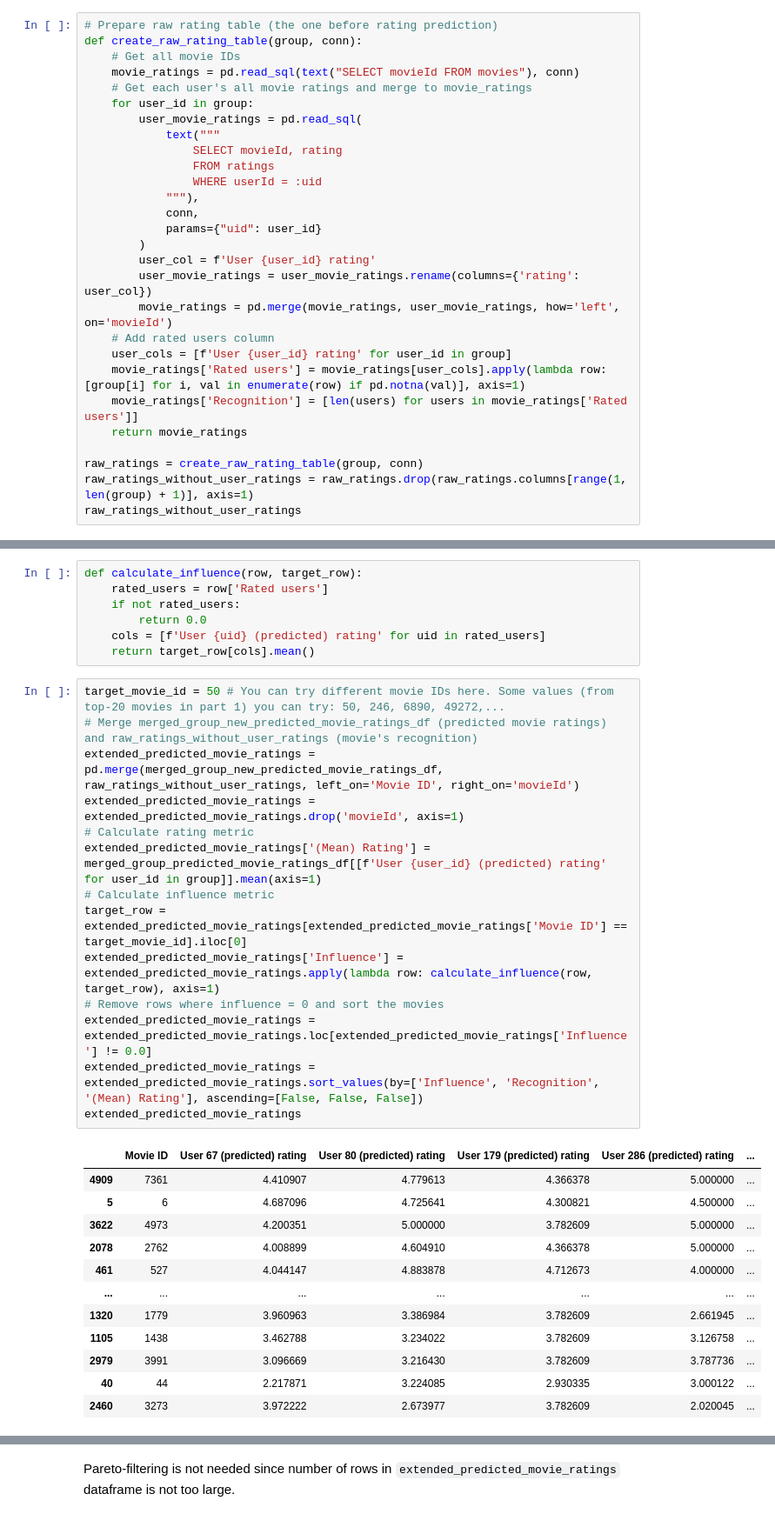
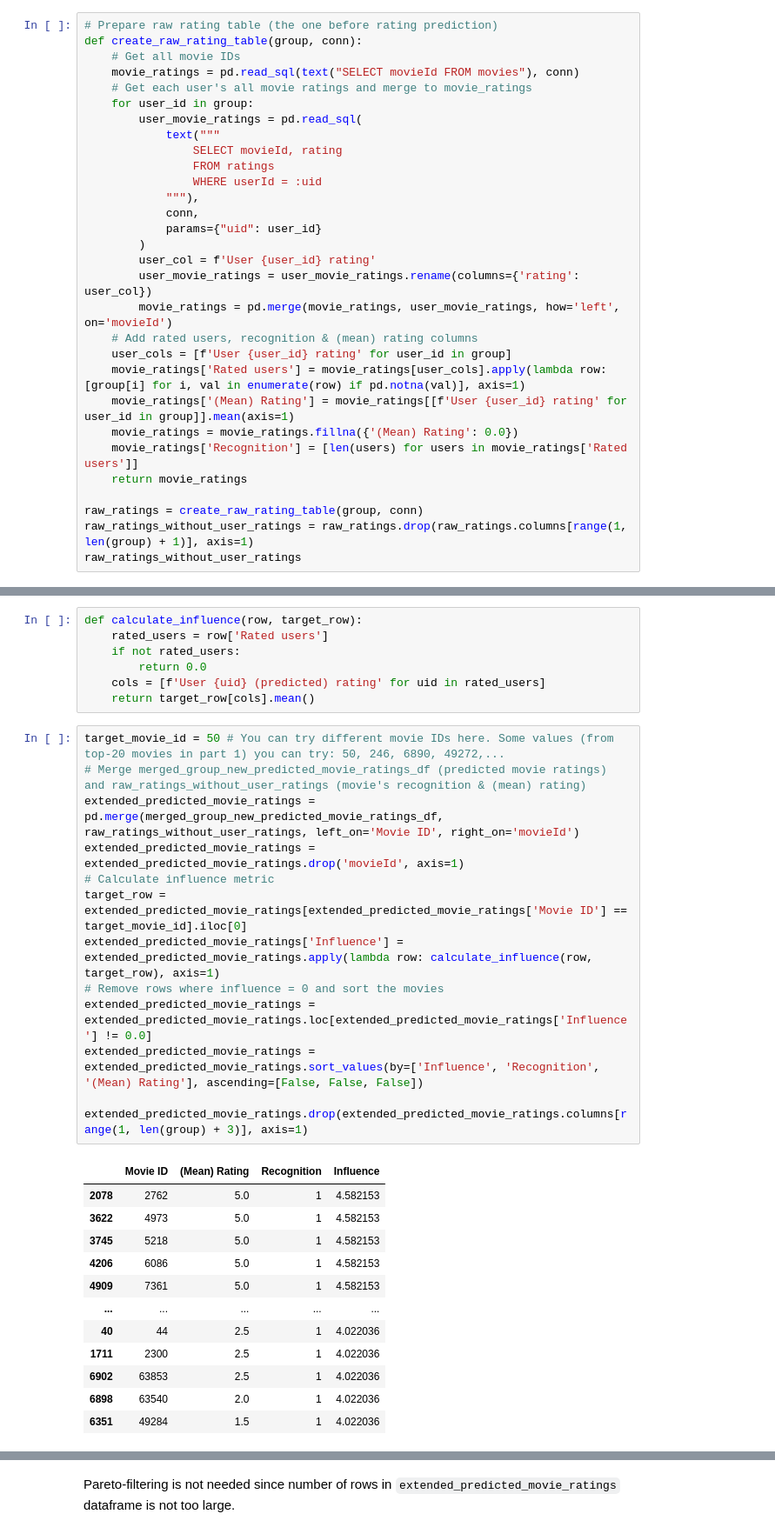
Before and after one commit to MinhNhatTRUONG-2001/movie-lens, a Jupyter notebook: movie-lens.ipynb, the cells around one changed output, grey strips where cells are left out. Shown at 87% size. Cells and saved outputs as stored; diff of their text form.

Commit message:
Fix (mean) rating calculation in 'Part 4: Counterfactual explanations'

```diff
--- a/movie-lens.ipynb
+++ b/movie-lens.ipynb
@@ -1130,9 +1130,11 @@ def create_raw_rating_table(group, conn):
         user_col = f'User {user_id} rating'
         user_movie_ratings = user_movie_ratings.rename(columns={'rating': user_col})
         movie_ratings = pd.merge(movie_ratings, user_movie_ratings, how='left', on='movieId')
-    # Add rated users column
+    # Add rated users, recognition & (mean) rating columns
     user_cols = [f'User {user_id} rating' for user_id in group]
     movie_ratings['Rated users'] = movie_ratings[user_cols].apply(lambda row: [group[i] for i, val in enumerate(row) if pd.notna(val)], axis=1)
+    movie_ratings['(Mean) Rating'] = movie_ratings[[f'User {user_id} rating' for user_id in group]].mean(axis=1)
+    movie_ratings = movie_ratings.fillna({'(Mean) Rating': 0.0})
     movie_ratings['Recognition'] = [len(users) for users in movie_ratings['Rated users']]
     return movie_ratings
 
@@ -1164,28 +1166,27 @@ def calculate_influence(row, target_row):
     return target_row[cols].mean()
 # %%
 target_movie_id = 50 # You can try different movie IDs here. Some values (from top-20 movies in part 1) you can try: 50, 246, 6890, 49272,...
-# Merge merged_group_new_predicted_movie_ratings_df (predicted movie ratings) and raw_ratings_without_user_ratings (movie's recognition)
+# Merge merged_group_new_predicted_movie_ratings_df (predicted movie ratings) and raw_ratings_without_user_ratings (movie's recognition & (mean) rating)
 extended_predicted_movie_ratings = pd.merge(merged_group_new_predicted_movie_ratings_df, raw_ratings_without_user_ratings, left_on='Movie ID', right_on='movieId')
 extended_predicted_movie_ratings = extended_predicted_movie_ratings.drop('movieId', axis=1)
-# Calculate rating metric
-extended_predicted_movie_ratings['(Mean) Rating'] = merged_group_predicted_movie_ratings_df[[f'User {user_id} (predicted) rating' for user_id in group]].mean(axis=1)
 # Calculate influence metric
 target_row = extended_predicted_movie_ratings[extended_predicted_movie_ratings['Movie ID'] == target_movie_id].iloc[0]
 extended_predicted_movie_ratings['Influence'] = extended_predicted_movie_ratings.apply(lambda row: calculate_influence(row, target_row), axis=1)
 # Remove rows where influence = 0 and sort the movies
 extended_predicted_movie_ratings = extended_predicted_movie_ratings.loc[extended_predicted_movie_ratings['Influence'] != 0.0]
 extended_predicted_movie_ratings = extended_predicted_movie_ratings.sort_values(by=['Influence', 'Recognition', '(Mean) Rating'], ascending=[False, False, False])
-extended_predicted_movie_ratings
+
+extended_predicted_movie_ratings.drop(extended_predicted_movie_ratings.columns[range(1, len(group) + 3)], axis=1)
 # %% [output]
-|  | Movie ID | User 67 (predicted) rating | User 80 (predicted) rating | User 179 (predicted) rating | User 286 (predicted) rating | ... |
-| 4909 | 7361 | 4.410907 | 4.779613 | 4.366378 | 5.000000 | ... |
-| 5 | 6 | 4.687096 | 4.725641 | 4.300821 | 4.500000 | ... |
-| 3622 | 4973 | 4.200351 | 5.000000 | 3.782609 | 5.000000 | ... |
-| 2078 | 2762 | 4.008899 | 4.604910 | 4.366378 | 5.000000 | ... |
-| 461 | 527 | 4.044147 | 4.883878 | 4.712673 | 4.000000 | ... |
-| ... | ... | ... | ... | ... | ... | ... |
-| 1320 | 1779 | 3.960963 | 3.386984 | 3.782609 | 2.661945 | ... |
-| 1105 | 1438 | 3.462788 | 3.234022 | 3.782609 | 3.126758 | ... |
-| 2979 | 3991 | 3.096669 | 3.216430 | 3.782609 | 3.787736 | ... |
-| 40 | 44 | 2.217871 | 3.224085 | 2.930335 | 3.000122 | ... |
-| 2460 | 3273 | 3.972222 | 2.673977 | 3.782609 | 2.020045 | ... |
+|  | Movie ID | (Mean) Rating | Recognition | Influence |
+| 2078 | 2762 | 5.0 | 1 | 4.582153 |
+| 3622 | 4973 | 5.0 | 1 | 4.582153 |
+| 3745 | 5218 | 5.0 | 1 | 4.582153 |
+| 4206 | 6086 | 5.0 | 1 | 4.582153 |
+| 4909 | 7361 | 5.0 | 1 | 4.582153 |
+| ... | ... | ... | ... | ... |
+| 40 | 44 | 2.5 | 1 | 4.022036 |
+| 1711 | 2300 | 2.5 | 1 | 4.022036 |
+| 6902 | 63853 | 2.5 | 1 | 4.022036 |
+| 6898 | 63540 | 2.0 | 1 | 4.022036 |
+| 6351 | 49284 | 1.5 | 1 | 4.022036 |
```
Also changed, not shown: parts of 5 cells of this notebook.
